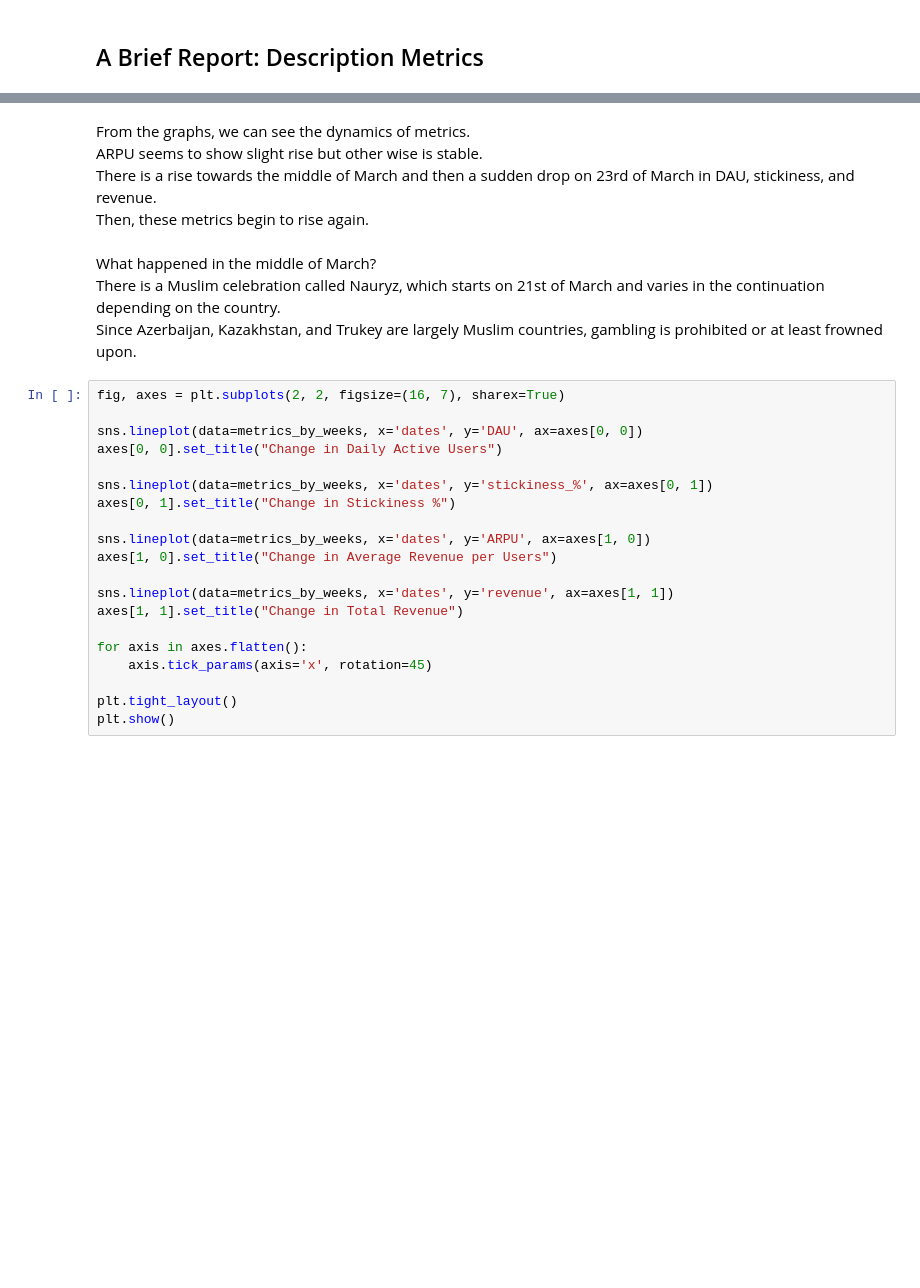
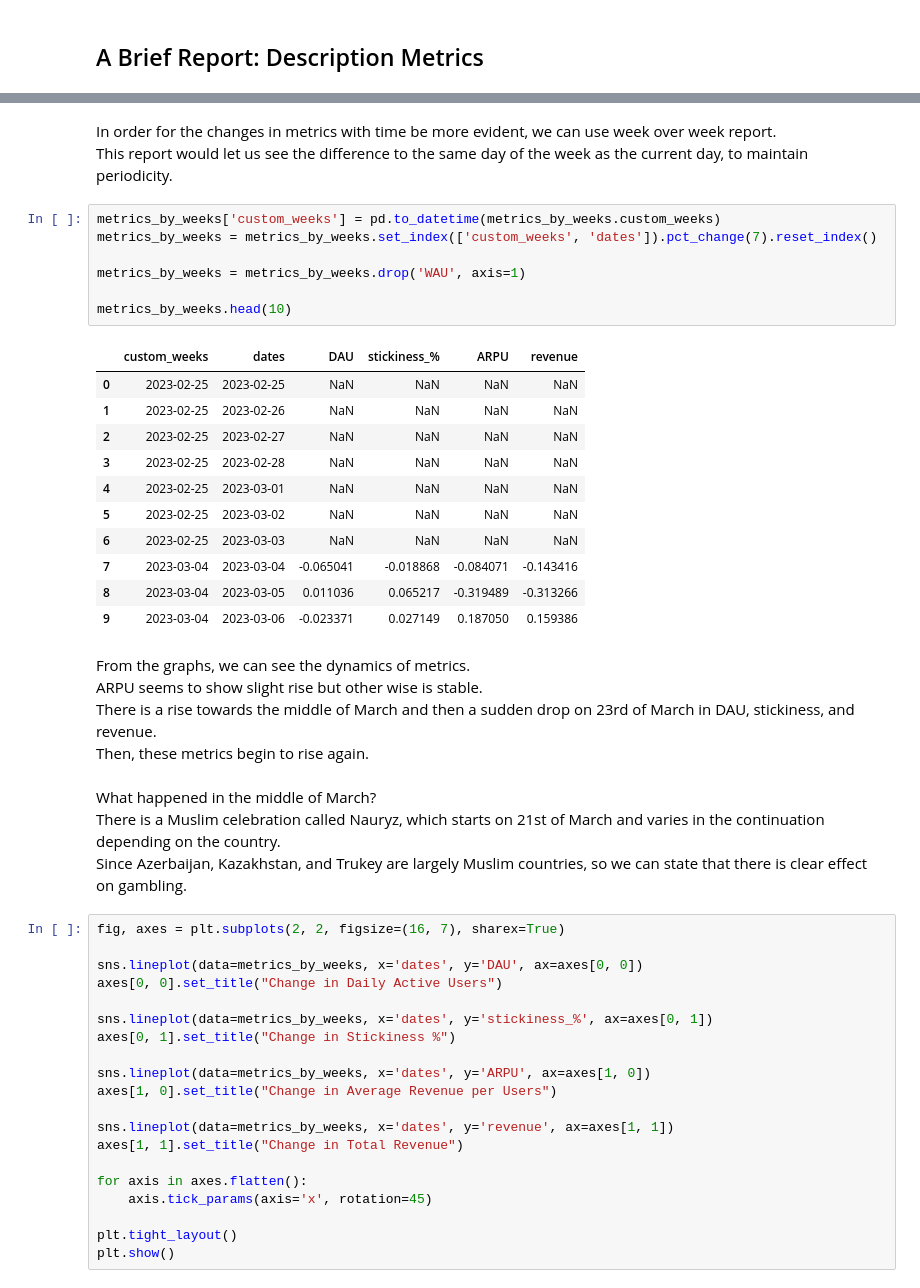
Before and after one commit to stasbub/seed, a Jupyter notebook: src/Aviatrix/aviatrix.ipynb, the cells around one changed output, grey strips where cells are left out. Cells and saved outputs as stored; diff of their text form; blank space fills up the shorter version.

```diff
--- a/src/Aviatrix/aviatrix.ipynb
+++ b/src/Aviatrix/aviatrix.ipynb
@@ -220,3 +211,25 @@ See the caveats in the documentation: https://pandas.pydata.org/pandas-docs/stab
+# %% [markdown]
+In order for the changes in metrics with time be more evident, we can use week over week report. \
+This report would let us see the difference to the same day of the week as the current day, to maintain periodicity.
+# %%
+metrics_by_weeks['custom_weeks'] = pd.to_datetime(metrics_by_weeks.custom_weeks)
+metrics_by_weeks = metrics_by_weeks.set_index(['custom_weeks', 'dates']).pct_change(7).reset_index()
+
+metrics_by_weeks = metrics_by_weeks.drop('WAU', axis=1)
+
+metrics_by_weeks.head(10)
+# %% [output]
+|  | custom_weeks | dates | DAU | stickiness_% | ARPU | revenue |
+| 0 | 2023-02-25 | 2023-02-25 | NaN | NaN | NaN | NaN |
+| 1 | 2023-02-25 | 2023-02-26 | NaN | NaN | NaN | NaN |
+| 2 | 2023-02-25 | 2023-02-27 | NaN | NaN | NaN | NaN |
+| 3 | 2023-02-25 | 2023-02-28 | NaN | NaN | NaN | NaN |
+| 4 | 2023-02-25 | 2023-03-01 | NaN | NaN | NaN | NaN |
+| 5 | 2023-02-25 | 2023-03-02 | NaN | NaN | NaN | NaN |
+| 6 | 2023-02-25 | 2023-03-03 | NaN | NaN | NaN | NaN |
+| 7 | 2023-03-04 | 2023-03-04 | -0.065041 | -0.018868 | -0.084071 | -0.143416 |
+| 8 | 2023-03-04 | 2023-03-05 | 0.011036 | 0.065217 | -0.319489 | -0.313266 |
+| 9 | 2023-03-04 | 2023-03-06 | -0.023371 | 0.027149 | 0.187050 | 0.159386 |
 # %% [markdown]
 From the graphs, we can see the dynamics of metrics. \
 ARPU seems to show slight rise but other wise is stable. \
@@ -225,7 +238,7 @@ Then, these metrics begin to rise again.
 # %% [markdown]
 What happened in the middle of March? \
 There is a Muslim celebration called Nauryz, which starts on 21st of March and varies in the continuation depending on the country. \
-Since Azerbaijan, Kazakhstan, and Trukey are largely Muslim countries, gambling is prohibited or at least frowned upon.
+Since Azerbaijan, Kazakhstan, and Trukey are largely Muslim countries, so we can state that there is clear effect on gambling.
 # %%
 fig, axes = plt.subplots(2, 2, figsize=(16, 7), sharex=True)
 
```
Also changed, not shown: parts of 3 cells of this notebook.
